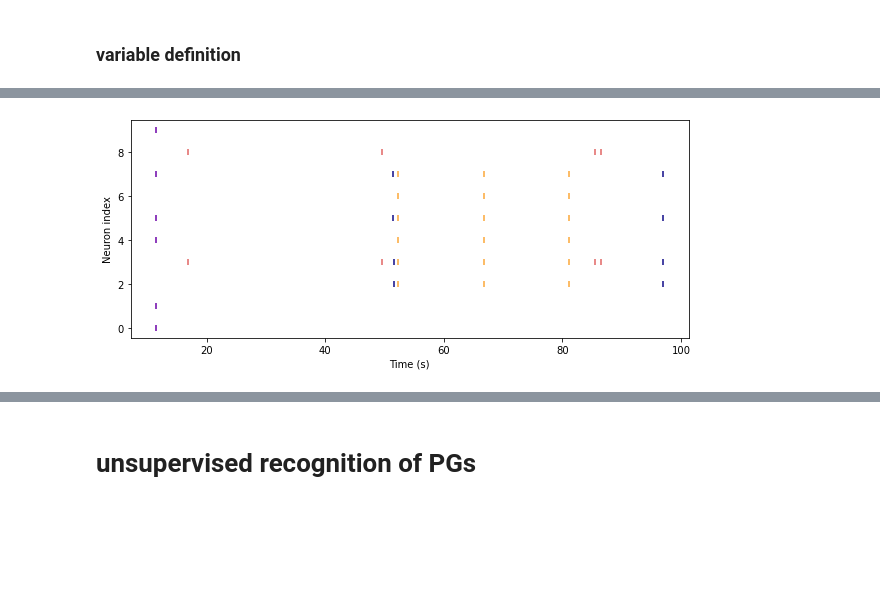
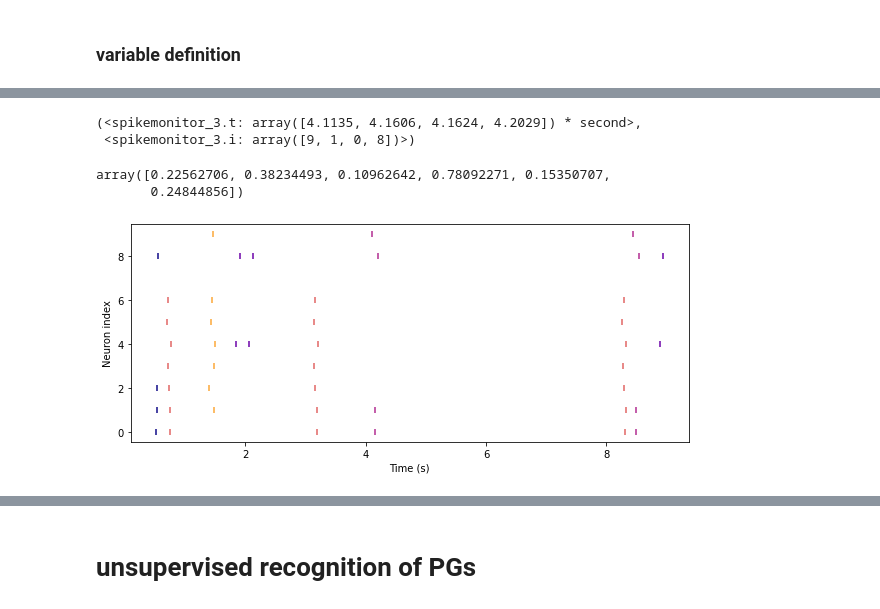
Before and after one commit to camillebesnainou/2022-01-10-polychrony, a Jupyter notebook: 2022-03-02-herewegoagain.ipynb, the cells around one changed output, grey strips where cells are left out. Cells and saved outputs as stored; diff of their text form; code cells hidden in the pictures; blank space fills up the shorter version.

```diff
--- a/2022-03-02-herewegoagain.ipynb
+++ b/2022-03-02-herewegoagain.ipynb
@@ -22,10 +25,16 @@ on aurait donc {i, j} avec par ex i emet un spike à 10ms et connecte les neuron
 Ni = 5 #nb de PGs différents
 Nj = 10 #nb de N
 n_pattern = 10 # nb d'occurrence des PGs
-duration = 100000*msecond
+duration = 10000*msecond
+
+v_r = 1e-322*mV
+tau = 0.001*second
+vi = [-0.07]*int(duration/msecond)*volt
 
 PGs_pattern = {}
 PGs_id_tps = {}
+detection = {}
+state = {}
 
 a = np.arange(Ni)
 cmap = plt.cm.get_cmap("plasma")
@@ -123,9 +191,20 @@ for i in range(n_pattern) :
+# %%
+PGs_pattern[6]
+# %% [output]
+(<spikemonitor_3.t: array([4.1135, 4.1606, 4.1624, 4.2029]) * second>,
+ <spikemonitor_3.i: array([9, 1, 0, 8])>)
+# %%
+syn.w[:,2]
+# %% [output]
+array([0.22562706, 0.38234493, 0.10962642, 0.78092271, 0.15350707,
+       0.24844856])
 # %%
-all_PGs_pattern = []
+id = []
 plt.figure(figsize=(10,4))
 for i in range(n_pattern) :
     plt.scatter(PGs_pattern[i][0], PGs_pattern[i][1], color = color_dict[i_indices[i]], marker = "|")
+    id.append(PGs_pattern[i][1])
     xlabel('Time (s)')
     ylabel('Neuron index');
 # %% [output]
-[figure, old version]
+[figure, new version]
```
Also changed, not shown: parts of 21 cells of this notebook.
